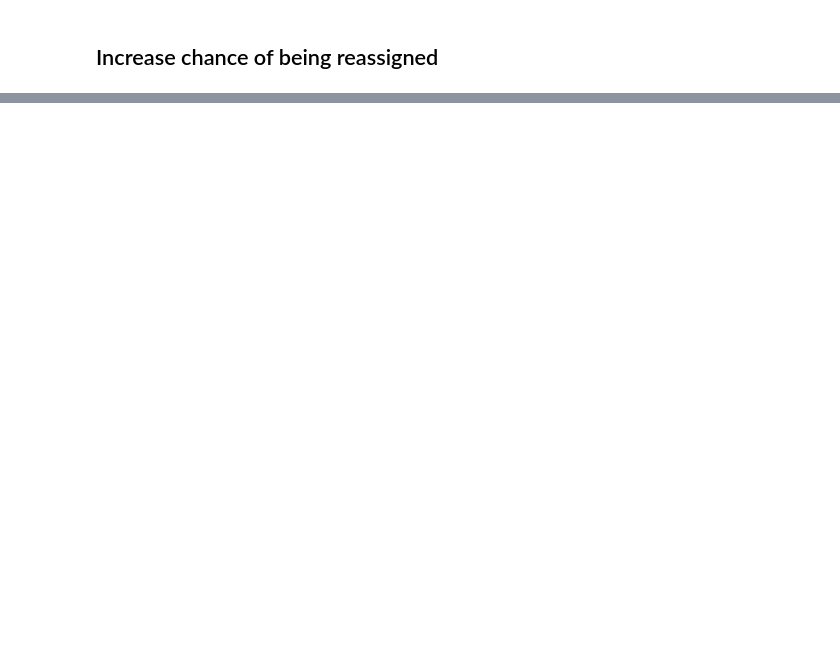
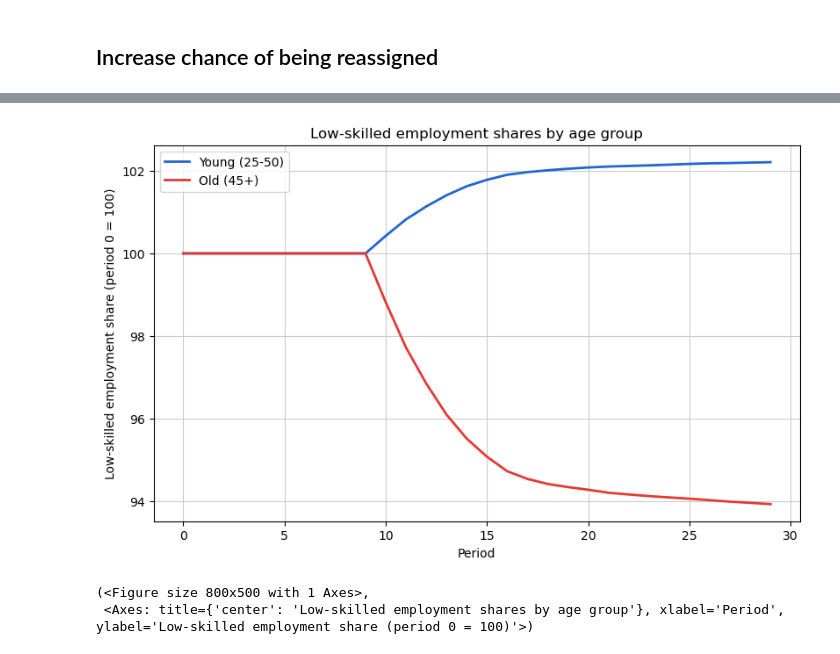
Before and after one commit to peter-l-ravn/Danish-Wage-Gap-Model, a Jupyter notebook: Create shock.ipynb, the cells around one changed output, grey strips where cells are left out. Cells and saved outputs as stored; diff of their text form; code cells hidden in the pictures; blank space fills up the shorter version.

```diff
--- a/Create shock.ipynb
+++ b/Create shock.ipynb
@@ -73,0 +96,6 @@ plot_high_skill_shares_young_old(model, young_max=25, old_min=20)
+# %%
+plot_low_skill_shares_young_old(model, young_max=25, old_min=20)
+# %% [output]
+[figure, added]
+(<Figure size 800x500 with 1 Axes>,
+ <Axes: title={'center': 'Low-skilled employment shares by age group'}, xlabel='Period', ylabel='Low-skilled employment share (period 0 = 100)'>)
```
Also changed, not shown: parts of 11 cells of this notebook, 17 other files.
